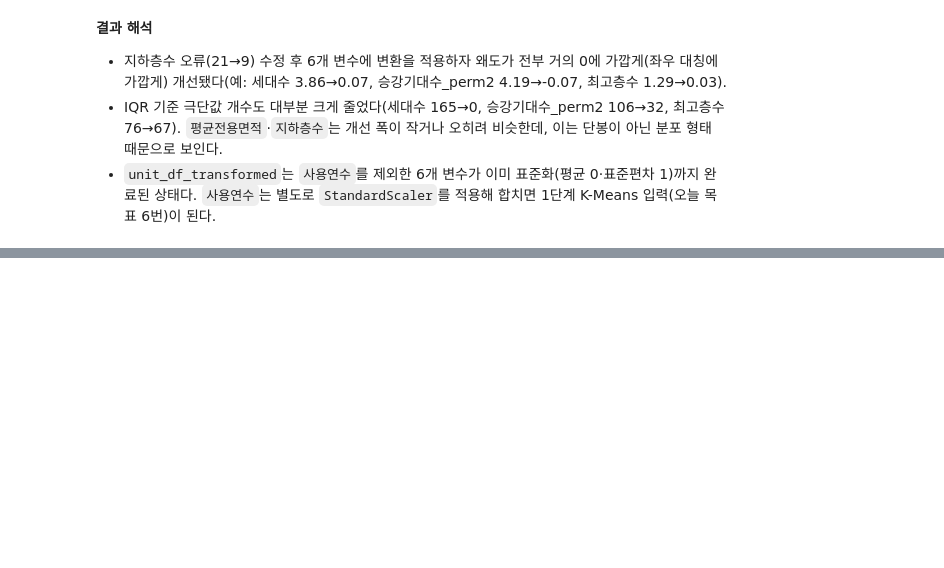
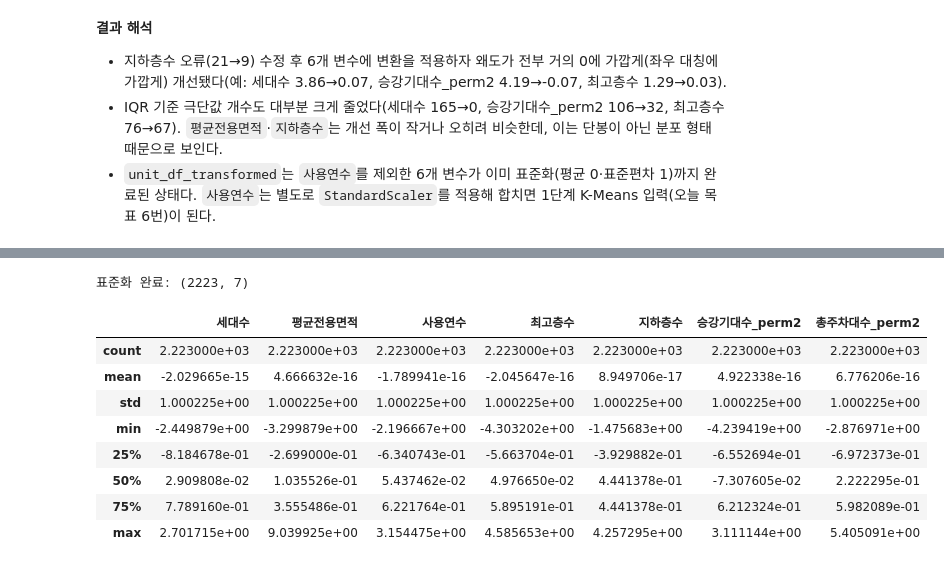
Before and after one commit to roh-git/mlapt_project, a Jupyter notebook: main_analysis.ipynb, the cells around one changed output, grey strips where cells are left out. Cells and saved outputs as stored; diff of their text form; code cells hidden in the pictures; blank space fills up the shorter version.

```diff
--- a/main_analysis.ipynb
+++ b/main_analysis.ipynb
@@ -560,0 +565,18 @@ comparison
+# %%
+X = unit_df_transformed.copy()
+X['사용연수'] = StandardScaler().fit_transform(unit_df[['사용연수']])
+X = X[STEP1_COLS]
+
+print(f"표준화 완료: {X.shape}")
+X.describe()
+# %% [output]
+표준화 완료: (2223, 7)
+|  | 세대수 | 평균전용면적 | 사용연수 | 최고층수 | 지하층수 | 승강기대수_perm2 | 총주차대수_perm2 |
+| count | 2.223000e+03 | 2.223000e+03 | 2.223000e+03 | 2.223000e+03 | 2.223000e+03 | 2.223000e+03 | 2.223000e+03 |
+| mean | -2.029665e-15 | 4.666632e-16 | -1.789941e-16 | -2.045647e-16 | 8.949706e-17 | 4.922338e-16 | 6.776206e-16 |
+| std | 1.000225e+00 | 1.000225e+00 | 1.000225e+00 | 1.000225e+00 | 1.000225e+00 | 1.000225e+00 | 1.000225e+00 |
+| min | -2.449879e+00 | -3.299879e+00 | -2.196667e+00 | -4.303202e+00 | -1.475683e+00 | -4.239419e+00 | -2.876971e+00 |
+| 25% | -8.184678e-01 | -2.699000e-01 | -6.340743e-01 | -5.663704e-01 | -3.929882e-01 | -6.552694e-01 | -6.972373e-01 |
+| 50% | 2.909808e-02 | 1.035526e-01 | 5.437462e-02 | 4.976650e-02 | 4.441378e-01 | -7.307605e-02 | 2.222295e-01 |
+| 75% | 7.789160e-01 | 3.555486e-01 | 6.221764e-01 | 5.895191e-01 | 4.441378e-01 | 6.212324e-01 | 5.982089e-01 |
+| max | 2.701715e+00 | 9.039925e+00 | 3.154475e+00 | 4.585653e+00 | 4.257295e+00 | 3.111144e+00 | 5.405091e+00 |
```
Also changed, not shown: parts of 11 cells of this notebook.
